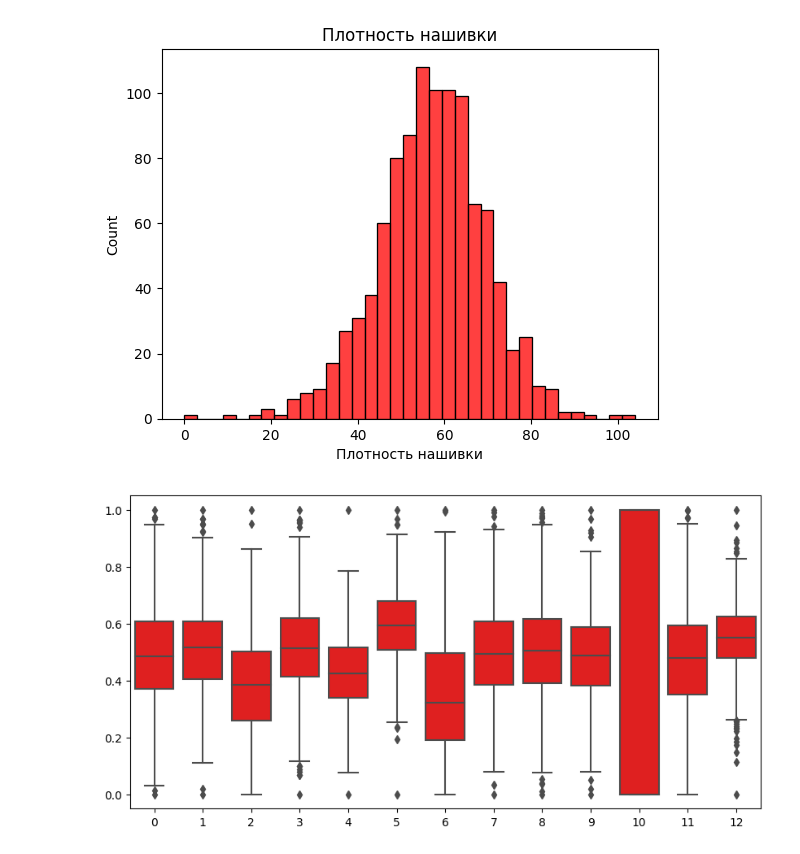
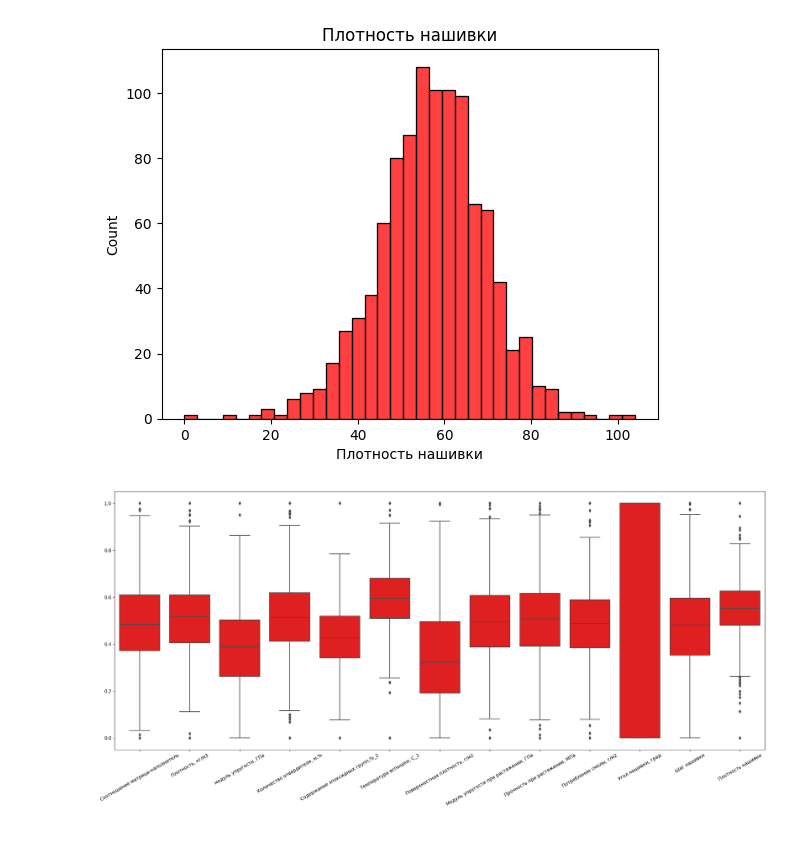
Before and after one commit to Ziyangirova/VKR, a Jupyter notebook: VKR.ipynb, the cells around one changed output. Saved outputs shown, nothing was run; the diff lists cells and outputs as text; code cells hidden in the pictures.

```diff
--- a/VKR.ipynb
+++ b/VKR.ipynb
@@ -147,9 +145,11 @@ for column in X_set.columns:
 # %%
 #boxplot
 MinMaxScaler = preprocessing.MinMaxScaler()
-X_set_for_visual = pd.DataFrame(MinMaxScaler.fit_transform(X_set)) #датасет создан для удобной визуализации
-fig, ax = plt.subplots(figsize=(10,5))
+col = X_set.columns
+X_set_for_visual = pd.DataFrame(MinMaxScaler.fit_transform(X_set), columns = col) #датасет создан для удобной визуализации
+fig, ax = plt.subplots(figsize=(25,10))
 ax = sns.boxplot(data = X_set_for_visual, orient='v', color='r', ax=ax)
+ax.set_xticklabels(ax.get_xticklabels(),rotation=30);
 plt.show()
 # %% [output]
-[figure, old version]
+[figure, new version]
```
Also changed, not shown: parts of 14 cells of this notebook.
